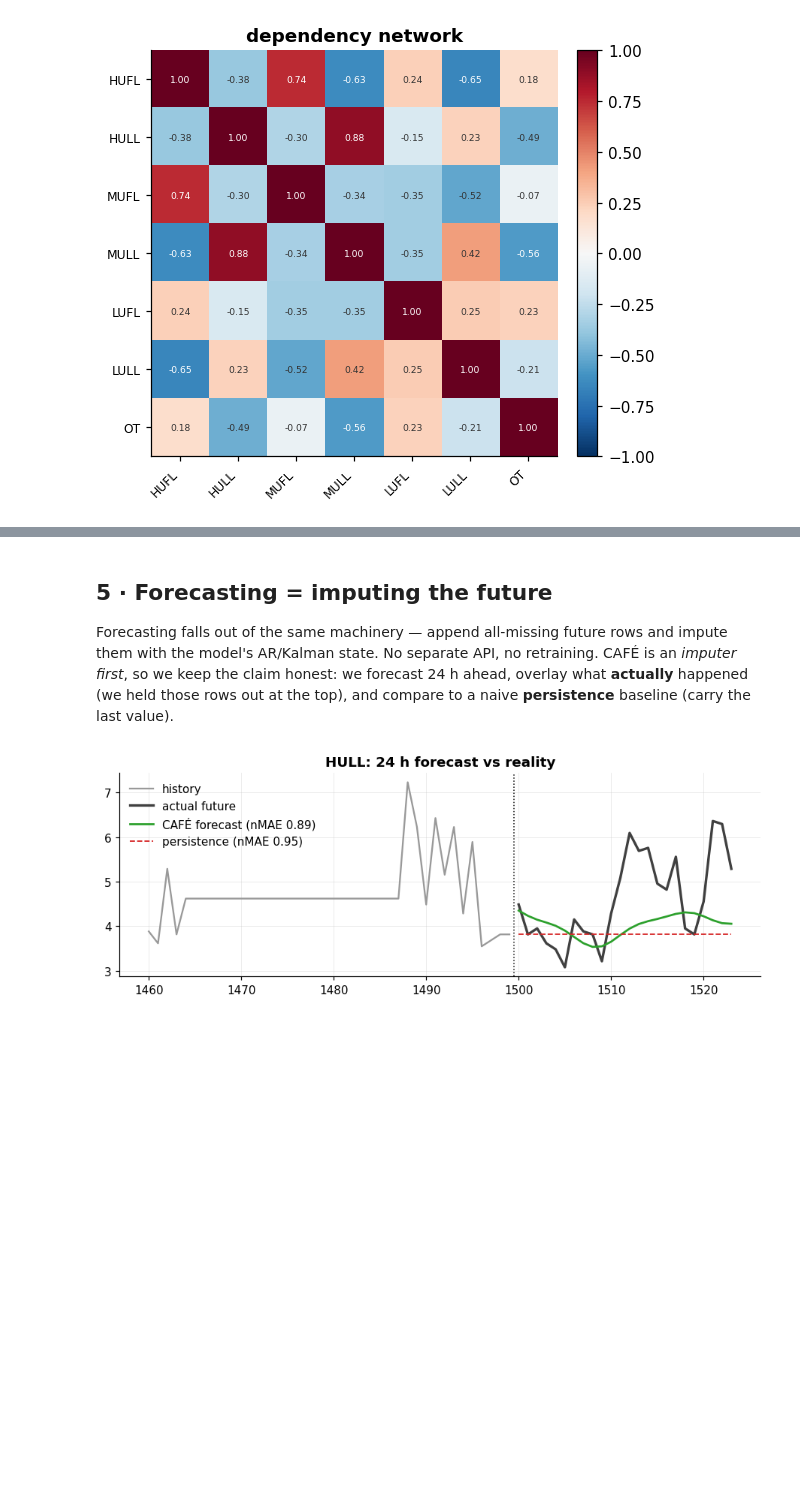
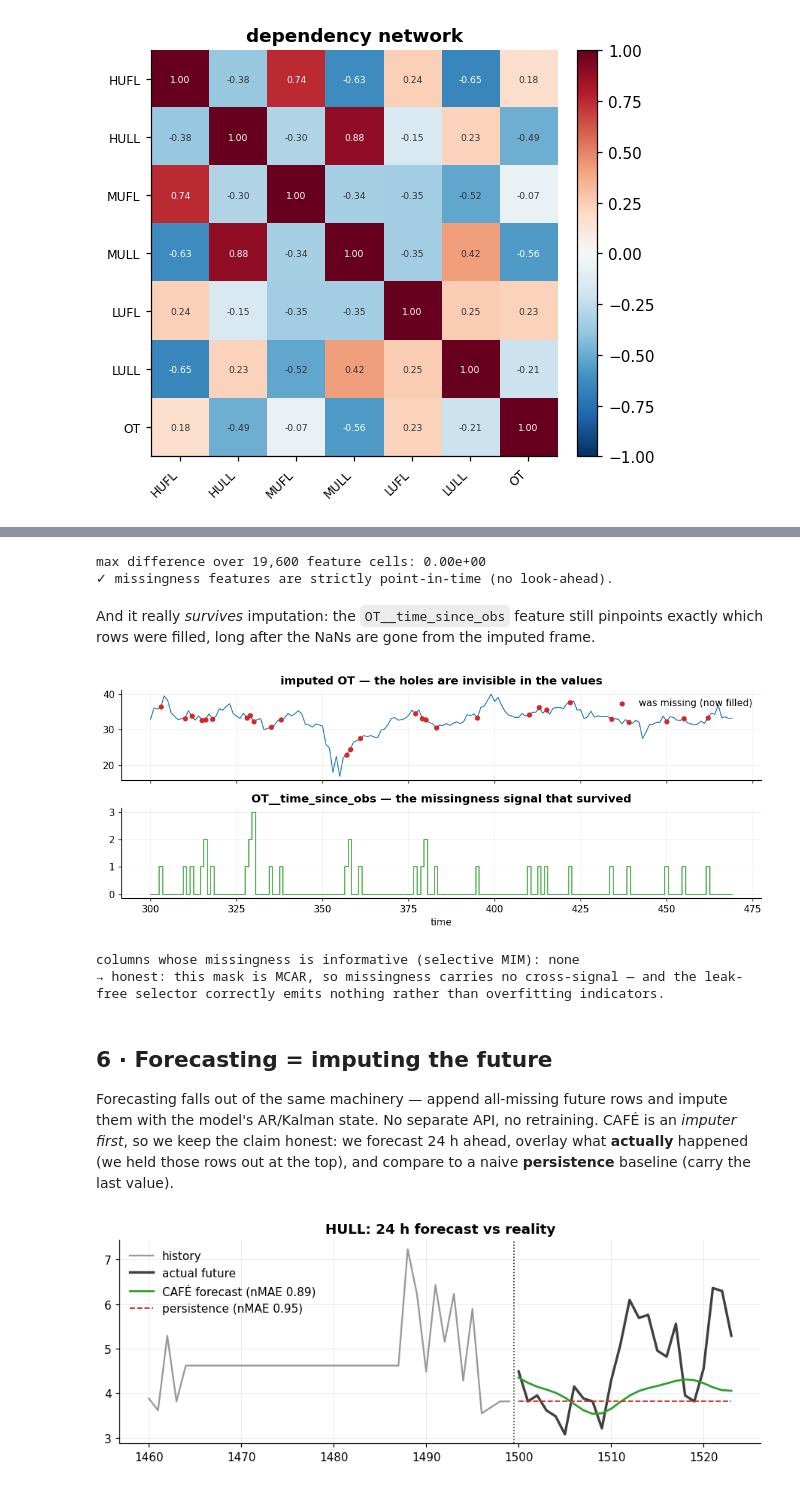
Before and after one commit to sovai-research/cafe, a Jupyter notebook: notebooks/cafe_tutorial.ipynb, the cells around one changed output, grey strips where cells are left out. Cells and saved outputs as stored; diff of their text form; code cells hidden in the pictures; blank space fills up the shorter version.

```diff
--- a/notebooks/cafe_tutorial.ipynb
+++ b/notebooks/cafe_tutorial.ipynb
@@ -343,0 +431,6 @@ ax.grid(False); plt.tight_layout(); plt.show()
+# %%
+feats = res.missingness_features()          # keyed off the ORIGINAL missing mask
+print("returned:", type(feats).__name__, "| shape:", feats.shape)
+print("feature families per column:",
+      sorted({c.split('__', 1)[1] for c in feats.columns}))
+feats.select([c for c in feats.columns if c.startswith("OT__")]).head(6)
@@ -344,5 +460,44 @@ ax.grid(False); plt.tight_layout(); plt.show()
+# %%
+from cafe.missingness import missingness_features
+
+Xnp = gappy.select(num_cols).to_numpy()                   # numeric matrix with NaNs
+t = 700
+pre  = missingness_features(Xnp[:t])                      # saw only first t rows
+fullf = missingness_features(Xnp)[:t]                     # saw all, then sliced
+mx = np.abs(pre - fullf).max()
+print(f"max difference over {pre.size:,} feature cells: {mx:.2e}")
+assert mx == 0.0
+print("✓ missingness features are strictly point-in-time (no look-ahead).")
+# %% [output]
+max difference over 19,600 feature cells: 0.00e+00
+✓ missingness features are strictly point-in-time (no look-ahead).
+# %% [markdown]
+And it really *survives* imputation: the `OT__time_since_obs` feature still pinpoints
+exactly which rows were filled, long after the NaNs are gone from the imputed frame.
+# %%
+tso = feats.select("OT__time_since_obs").to_numpy().ravel()
+idx = np.arange(300, 470)
+fig, (a1, a2) = plt.subplots(2, 1, sharex=True, figsize=(10, 4.0))
+a1.plot(idx, filled.select("OT").to_numpy().ravel()[idx], color="C0", lw=1.0)
+hid = idx[masks["OT"][idx]]
+a1.scatter(hid, filled.select("OT").to_numpy().ravel()[hid], color="C3", s=20, zorder=3,
+           label="was missing (now filled)")
+a1.set_title("imputed OT — the holes are invisible in the values"); a1.legend(loc="upper right")
+a2.step(idx, tso[idx], where="mid", color="C2", lw=1.0)
+a2.set_title("OT__time_since_obs — the missingness signal that survived")
+a2.set_xlabel("time"); plt.tight_layout(); plt.show()
+
+# the selective MIM only fires for columns whose missingness is *informative*:
+info = res.missingness_features(return_meta=True).informative_columns
+print("columns whose missingness is informative (selective MIM):", info or "none")
+print("→ honest: this mask is MCAR, so missingness carries no cross-signal — and the "
+      "leak-free selector correctly emits nothing rather than overfitting indicators.")
+# %% [output]
+[figure, added]
+columns whose missingness is informative (selective MIM): none
+→ honest: this mask is MCAR, so missingness carries no cross-signal — and the leak-free selector correctly emits nothing rather than overfitting indicators.
 # %% [markdown]
-## 5 · Forecasting = imputing the future
+## 6 · Forecasting = imputing the future
 
 Forecasting falls out of the same machinery — append all-missing future rows and impute
 them with the model's AR/Kalman state. No separate API, no retraining. CAFÉ is an
```
Also changed, not shown: parts of 16 cells of this notebook, 11 other files.
